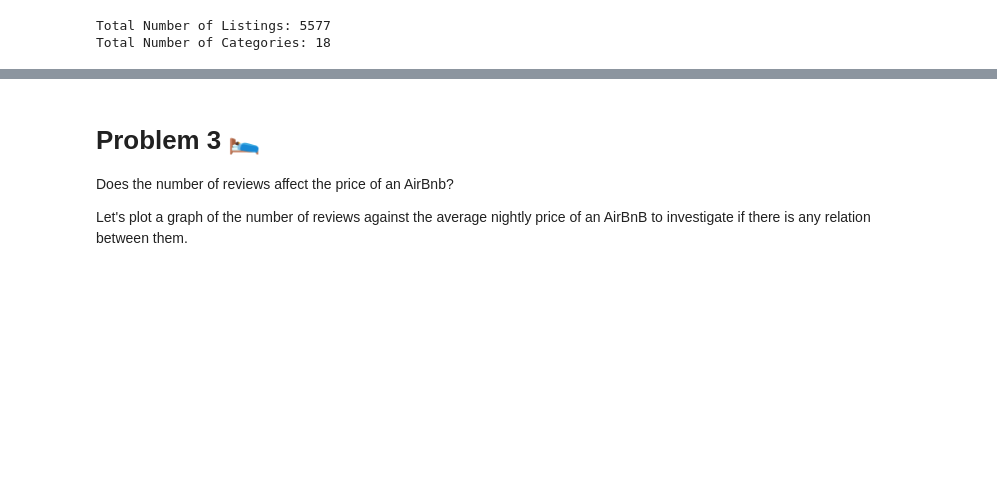
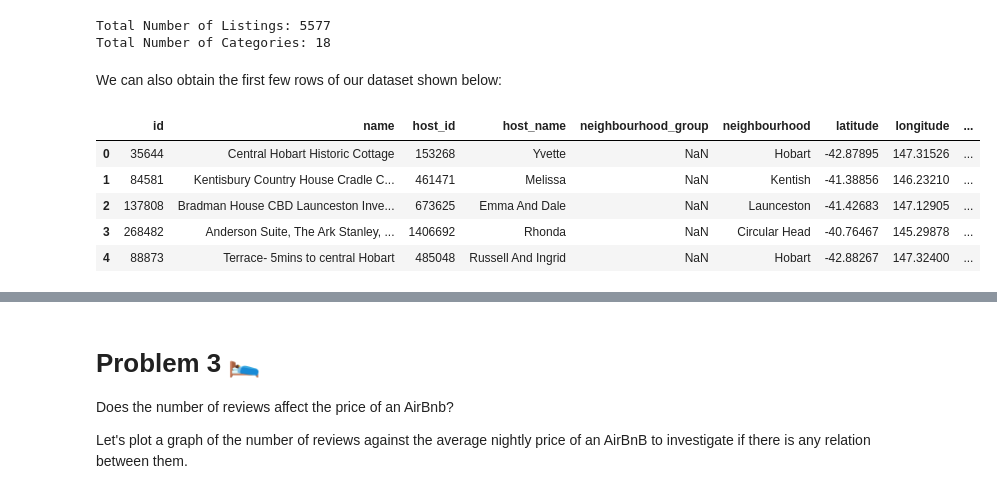
Before and after one commit to zhiyi-zy/data_project, a Jupyter notebook: presentation.ipynb, the cells around one changed output, grey strips where cells are left out. Cells and saved outputs as stored; diff of their text form; code cells hidden in the pictures; blank space fills up the shorter version.

```diff
--- a/presentation.ipynb
+++ b/presentation.ipynb
@@ -44,4 +42,15 @@ print(f"Total Number of Categories: {penalty_data.shape[1]}")
 # %% [output]
 Total Number of Listings: 5577
 Total Number of Categories: 18
+# %% [markdown]
+We can also obtain the first few rows of our dataset shown below:
+# %%
+penalty_data.head()
+# %% [output]
+|  | id | name | host_id | host_name | neighbourhood_group | neighbourhood | latitude | longitude | ... |
+| 0 | 35644 | Central Hobart Historic Cottage | 153268 | Yvette | NaN | Hobart | -42.87895 | 147.31526 | ... |
+| 1 | 84581 | Kentisbury Country House Cradle C... | 461471 | Melissa | NaN | Kentish | -41.38856 | 146.23210 | ... |
+| 2 | 137808 | Bradman House CBD Launceston Inve... | 673625 | Emma And Dale | NaN | Launceston | -41.42683 | 147.12905 | ... |
+| 3 | 268482 | Anderson Suite, The Ark Stanley, ... | 1406692 | Rhonda | NaN | Circular Head | -40.76467 | 145.29878 | ... |
+| 4 | 88873 | Terrace- 5mins to central Hobart | 485048 | Russell And Ingrid | NaN | Hobart | -42.88267 | 147.32400 | ... |
 # %% [markdown]
```
Also changed, not shown: parts of 21 cells of this notebook, 18 other files.
